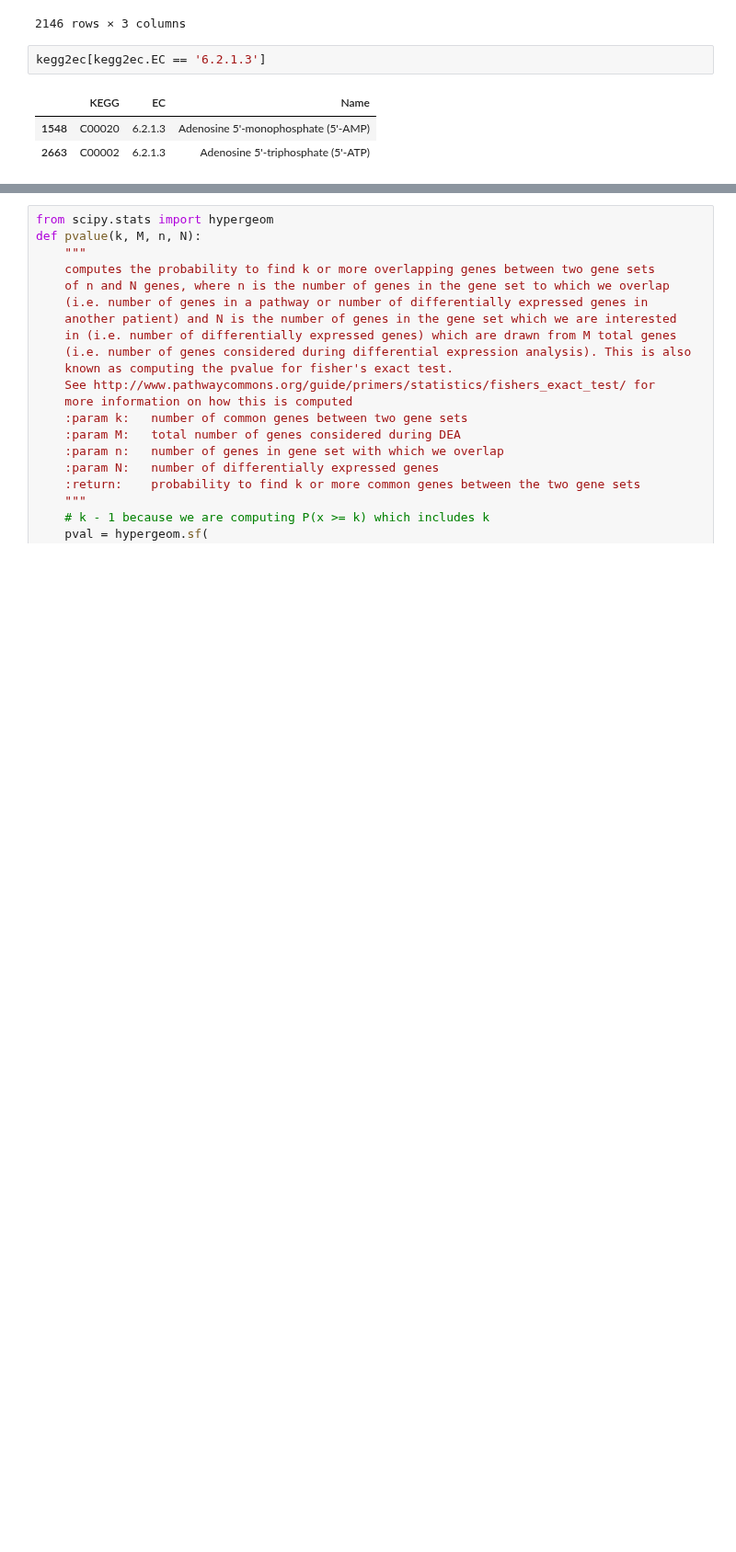
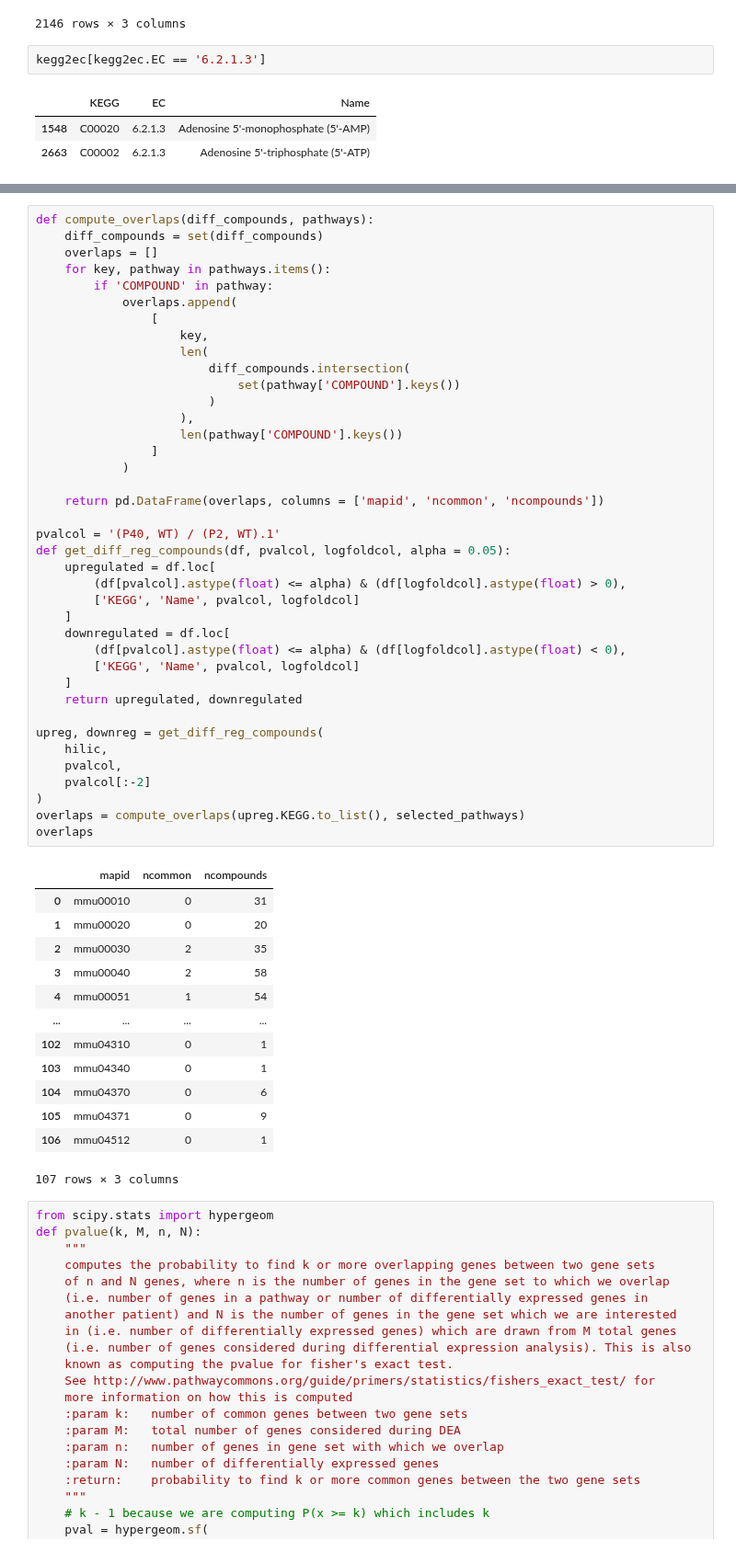
Before and after one commit to menchelab/novarinocollab, a Jupyter notebook: notebooks/metabo_analysis.ipynb, the cells around one changed output, grey strips where cells are left out. Shown at 92% size. Saved outputs shown, nothing was run; the diff lists cells and outputs as text; blank space fills up the shorter version.

```diff
--- a/notebooks/metabo_analysis.ipynb
+++ b/notebooks/metabo_analysis.ipynb
@@ -453,3 +457,56 @@ with open('../raw/kegg_pathway_maps.pickle', 'wb') as handle:
+# %%
+def compute_overlaps(diff_compounds, pathways):
+    diff_compounds = set(diff_compounds)
+    overlaps = []
+    for key, pathway in pathways.items():
+        if 'COMPOUND' in pathway:
+            overlaps.append(
+                [
+                    key,
+                    len(
+                        diff_compounds.intersection(
+                            set(pathway['COMPOUND'].keys())
+                        )
+                    ),
+                    len(pathway['COMPOUND'].keys())
+                ]
+            )
+
+    return pd.DataFrame(overlaps, columns = ['mapid', 'ncommon', 'ncompounds'])
+
+pvalcol = '(P40, WT) / (P2, WT).1'
+def get_diff_reg_compounds(df, pvalcol, logfoldcol, alpha = 0.05):
+    upregulated = df.loc[
+        (df[pvalcol].astype(float) <= alpha) & (df[logfoldcol].astype(float) > 0),
+        ['KEGG', 'Name', pvalcol, logfoldcol]
+    ]
+    downregulated = df.loc[
+        (df[pvalcol].astype(float) <= alpha) & (df[logfoldcol].astype(float) < 0),
+        ['KEGG', 'Name', pvalcol, logfoldcol]
+    ]
+    return upregulated, downregulated
+
+upreg, downreg = get_diff_reg_compounds(
+    hilic,
+    pvalcol,
+    pvalcol[:-2]
+)
+overlaps = compute_overlaps(upreg.KEGG.to_list(), selected_pathways)
+overlaps
+# %% [output]
+|  | mapid | ncommon | ncompounds |
+| 0 | mmu00010 | 0 | 31 |
+| 1 | mmu00020 | 0 | 20 |
+| 2 | mmu00030 | 2 | 35 |
+| 3 | mmu00040 | 2 | 58 |
+| 4 | mmu00051 | 1 | 54 |
+| ... | ... | ... | ... |
+| 102 | mmu04310 | 0 | 1 |
+| 103 | mmu04340 | 0 | 1 |
+| 104 | mmu04370 | 0 | 6 |
+| 105 | mmu04371 | 0 | 9 |
+| 106 | mmu04512 | 0 | 1 |
+107 rows × 3 columns
 # %%
 from scipy.stats import hypergeom
 def pvalue(k, M, n, N):
```
Also changed, not shown: parts of 7 cells of this notebook.
